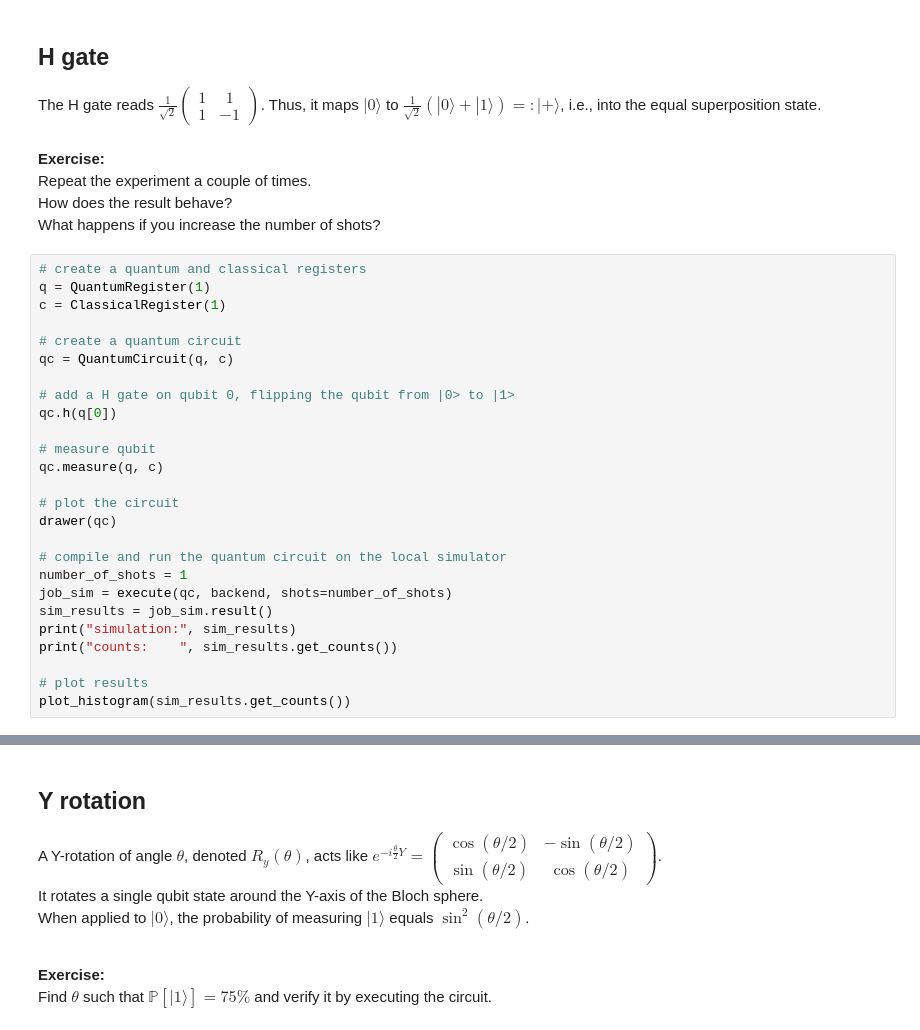
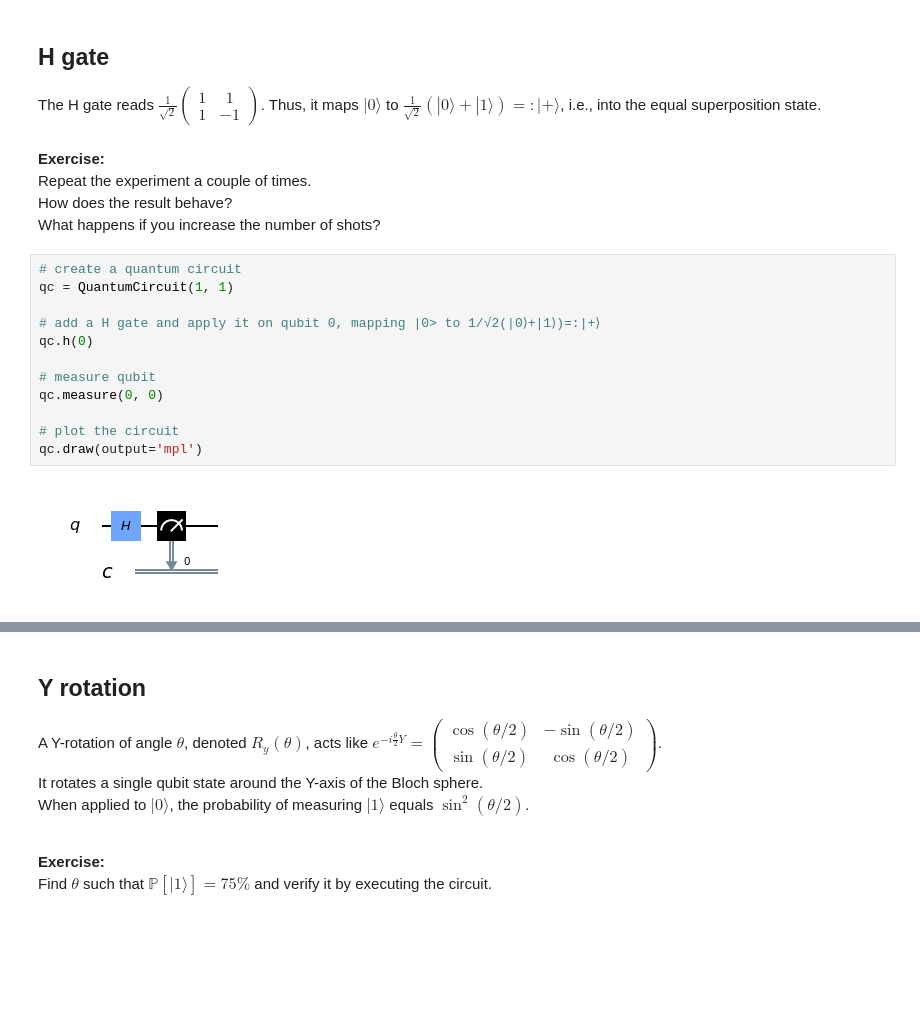
Before and after one commit to stefan-woerner/qiskit_tutorial, a Jupyter notebook: hello_qiskit.ipynb, the cells around one changed output, grey strips where cells are left out. Saved outputs shown, nothing was run; the diff lists cells and outputs as text; blank space fills up the shorter version.

```diff
--- a/hello_qiskit.ipynb
+++ b/hello_qiskit.ipynb
@@ -99,29 +108,17 @@ Thus, it maps $|0\rangle$ to $\frac{1}{\sqrt{2}}(|0\rangle + |1\rangle) =: |+\ra
 Repeat the experiment a couple of times.<br>
 How does the result behave?<br>
 What happens if you increase the number of shots?
-# %%
-# create a quantum and classical registers
-q = QuantumRegister(1)
-c = ClassicalRegister(1)
-
-# create a quantum circuit
-qc = QuantumCircuit(q, c)
-
-# add a H gate on qubit 0, flipping the qubit from |0> to |1>
-qc.h(q[0])
-
-# measure qubit
-qc.measure(q, c)
-
-# plot the circuit
-drawer(qc)
-
-# compile and run the quantum circuit on the local simulator
-number_of_shots = 1
-job_sim = execute(qc, backend, shots=number_of_shots)
-sim_results = job_sim.result()
-print("simulation:", sim_results)
-print("counts:    ", sim_results.get_counts())
-
-# plot results
-plot_histogram(sim_results.get_counts())
+# %%
+# create a quantum circuit
+qc = QuantumCircuit(1, 1)
+
+# add a H gate and apply it on qubit 0, mapping |0> to 1/√2(|0⟩+|1⟩)=:|+⟩
+qc.h(0)
+
+# measure qubit
+qc.measure(0, 0)
+
+# plot the circuit
+qc.draw(output='mpl')
+# %% [output]
+[figure, added]
```
Also changed, not shown: parts of 22 cells of this notebook, 4 other files.
